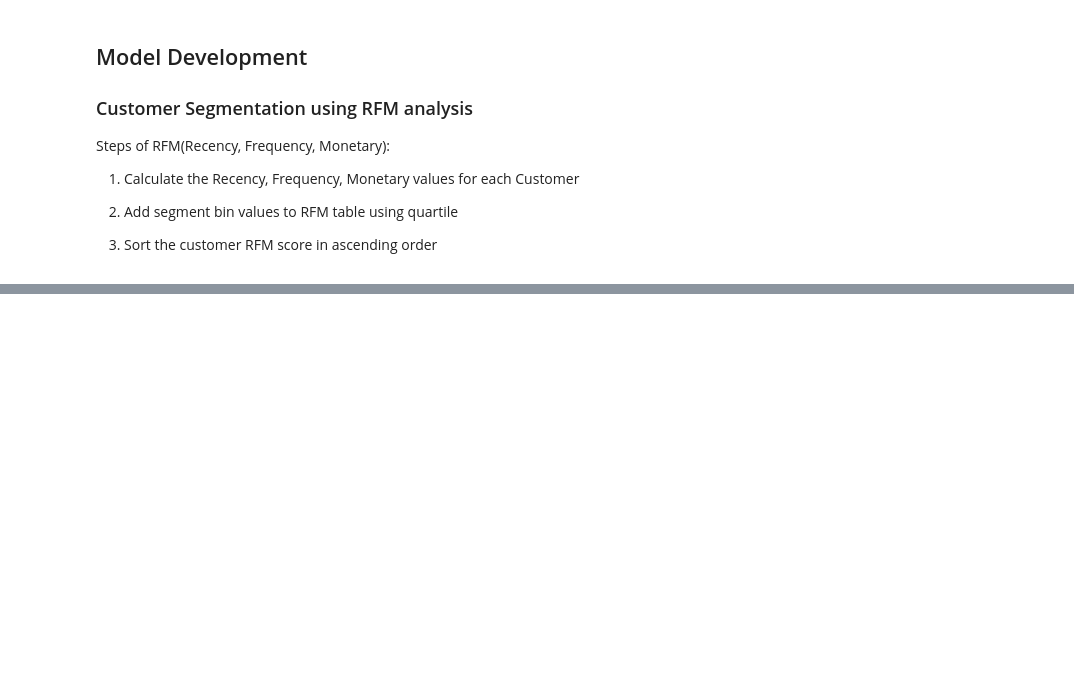
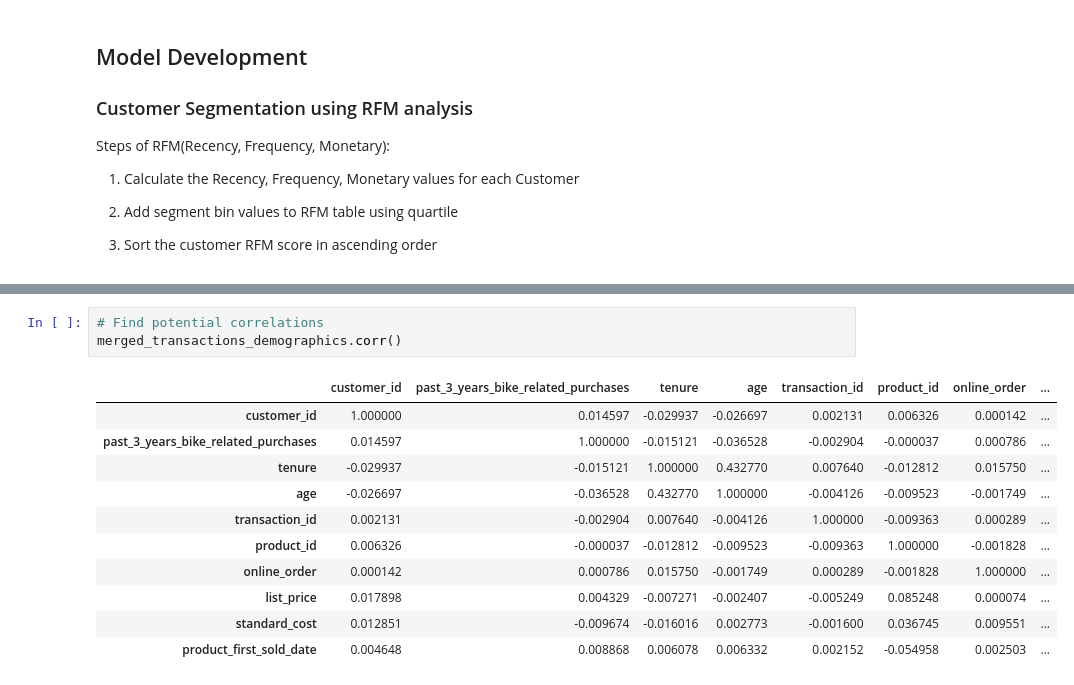
Before and after one commit to jeremychiaa/kpmg-virtual-internship, a Jupyter notebook: sprocket_script.ipynb, the cells around one changed output, grey strips where cells are left out. Drawn from its saved outputs; the diff is of its cells as text; blank space fills up the shorter version.

```diff
--- a/sprocket_script.ipynb
+++ b/sprocket_script.ipynb
@@ -397,0 +422,15 @@ Steps of RFM(Recency, Frequency, Monetary):
+# %%
+# Find potential correlations
+merged_transactions_demographics.corr()
+# %% [output]
+|  | customer_id | past_3_years_bike_related_purchases | tenure | age | transaction_id | product_id | online_order | ... |
+| customer_id | 1.000000 | 0.014597 | -0.029937 | -0.026697 | 0.002131 | 0.006326 | 0.000142 | ... |
+| past_3_years_bike_related_purchases | 0.014597 | 1.000000 | -0.015121 | -0.036528 | -0.002904 | -0.000037 | 0.000786 | ... |
+| tenure | -0.029937 | -0.015121 | 1.000000 | 0.432770 | 0.007640 | -0.012812 | 0.015750 | ... |
+| age | -0.026697 | -0.036528 | 0.432770 | 1.000000 | -0.004126 | -0.009523 | -0.001749 | ... |
+| transaction_id | 0.002131 | -0.002904 | 0.007640 | -0.004126 | 1.000000 | -0.009363 | 0.000289 | ... |
+| product_id | 0.006326 | -0.000037 | -0.012812 | -0.009523 | -0.009363 | 1.000000 | -0.001828 | ... |
+| online_order | 0.000142 | 0.000786 | 0.015750 | -0.001749 | 0.000289 | -0.001828 | 1.000000 | ... |
+| list_price | 0.017898 | 0.004329 | -0.007271 | -0.002407 | -0.005249 | 0.085248 | 0.000074 | ... |
+| standard_cost | 0.012851 | -0.009674 | -0.016016 | 0.002773 | -0.001600 | 0.036745 | 0.009551 | ... |
+| product_first_sold_date | 0.004648 | 0.008868 | 0.006078 | 0.006332 | 0.002152 | -0.054958 | 0.002503 | ... |
```
Also changed, not shown: parts of 4 cells of this notebook.
